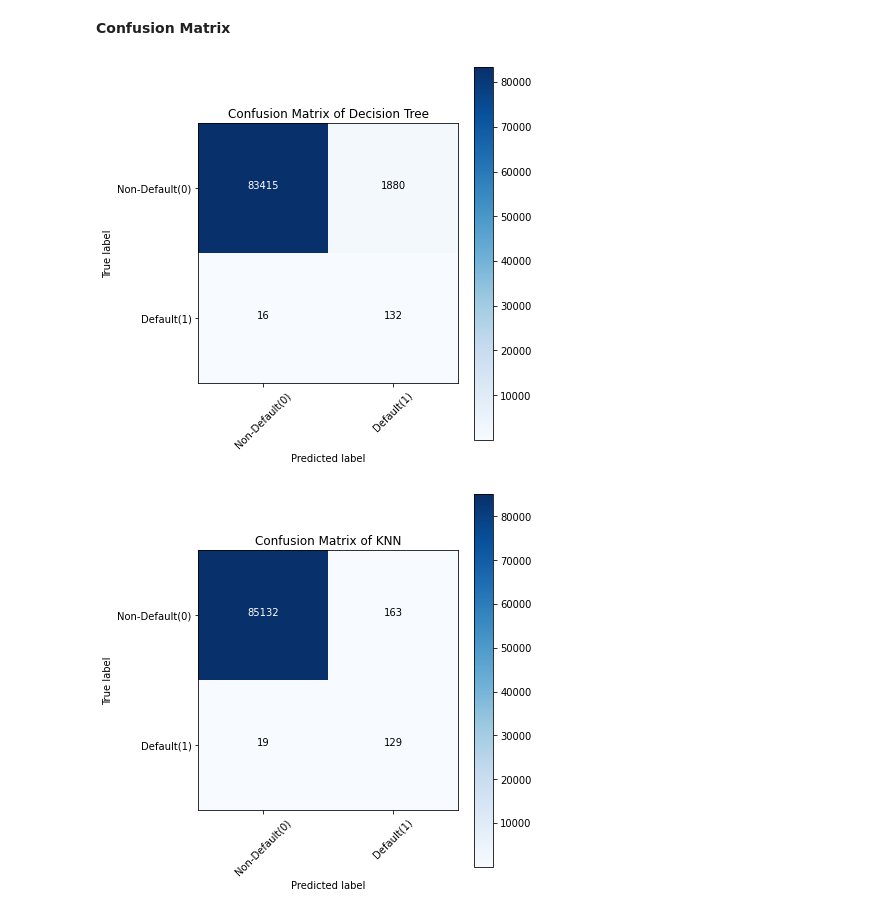
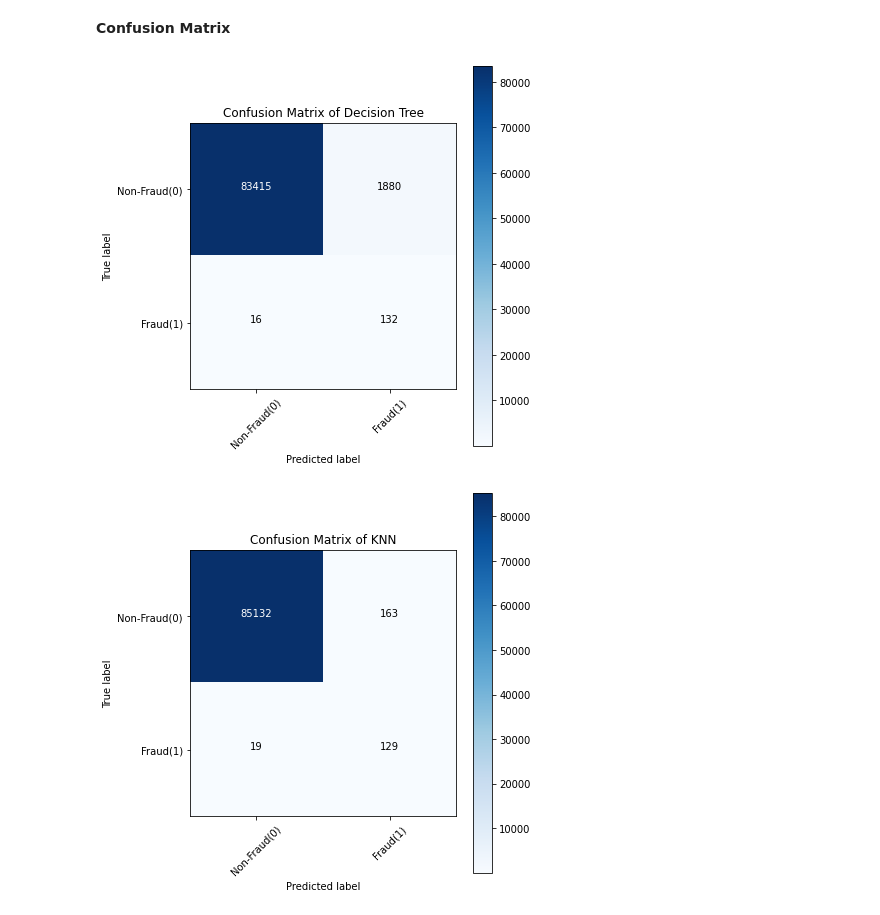
Before and after one commit to jithesh9539/Credit_Card_Fraud_Detection, a Jupyter notebook: Credit_Card_Fraud_Detection.ipynb, the cells around one changed output. Drawn from its saved outputs; the diff is of its cells as text; code cells hidden in the pictures.

```diff
--- a/Credit_Card_Fraud_Detection.ipynb
+++ b/Credit_Card_Fraud_Detection.ipynb
@@ -254,23 +290,23 @@ plt.rcParams['figure.figsize'] = (6, 6)
 # %%
 # 1. Decision tree
 
 tree_cm_plot = plot_confusion_matrix(tree_matrix,
-                                classes = ['Non-Default(0)','Default(1)'],
+                                classes = ['Non-Fraud(0)','Fraud(1)'],
                                 normalize = False, title = 'Decision Tree')
 plt.savefig('tree_cm_plot.png')
 plt.show()
 # %% [output]
-[figure, old version]
+[figure, new version]
 # %%
 # 2. K-Nearest Neighbors
 
 knn_cm_plot = plot_confusion_matrix(knn_matrix,
-                                classes = ['Non-Default(0)','Default(1)'],
+                                classes = ['Non-Fraud(0)','Fraud(1)'],
                                 normalize = False, title = 'KNN')
 plt.savefig('knn_cm_plot.png')
 plt.show()
 # %% [output]
-[figure, old version]
+[figure, new version]
 # %%
 #3 XGBoost
 
```
Also changed, not shown: parts of 6 cells of this notebook.
